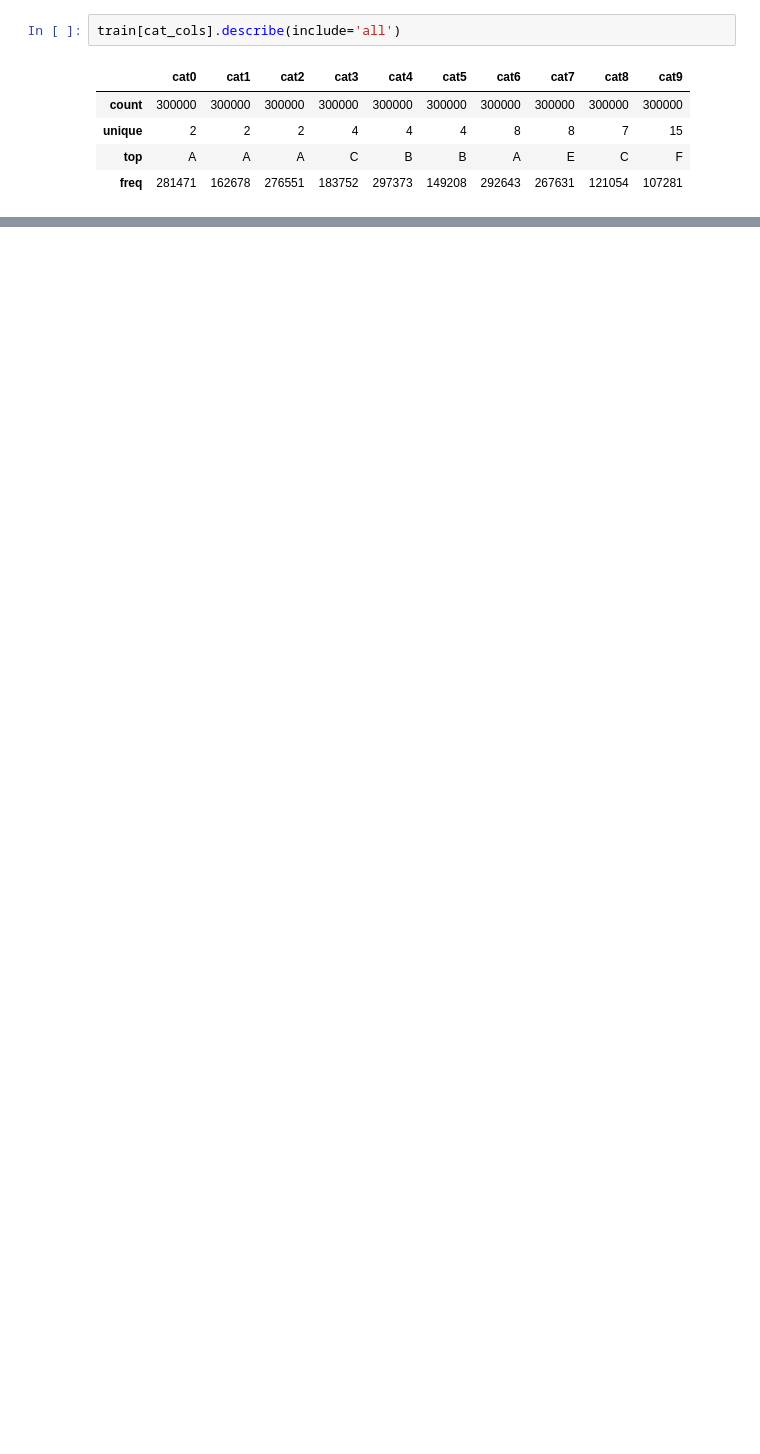
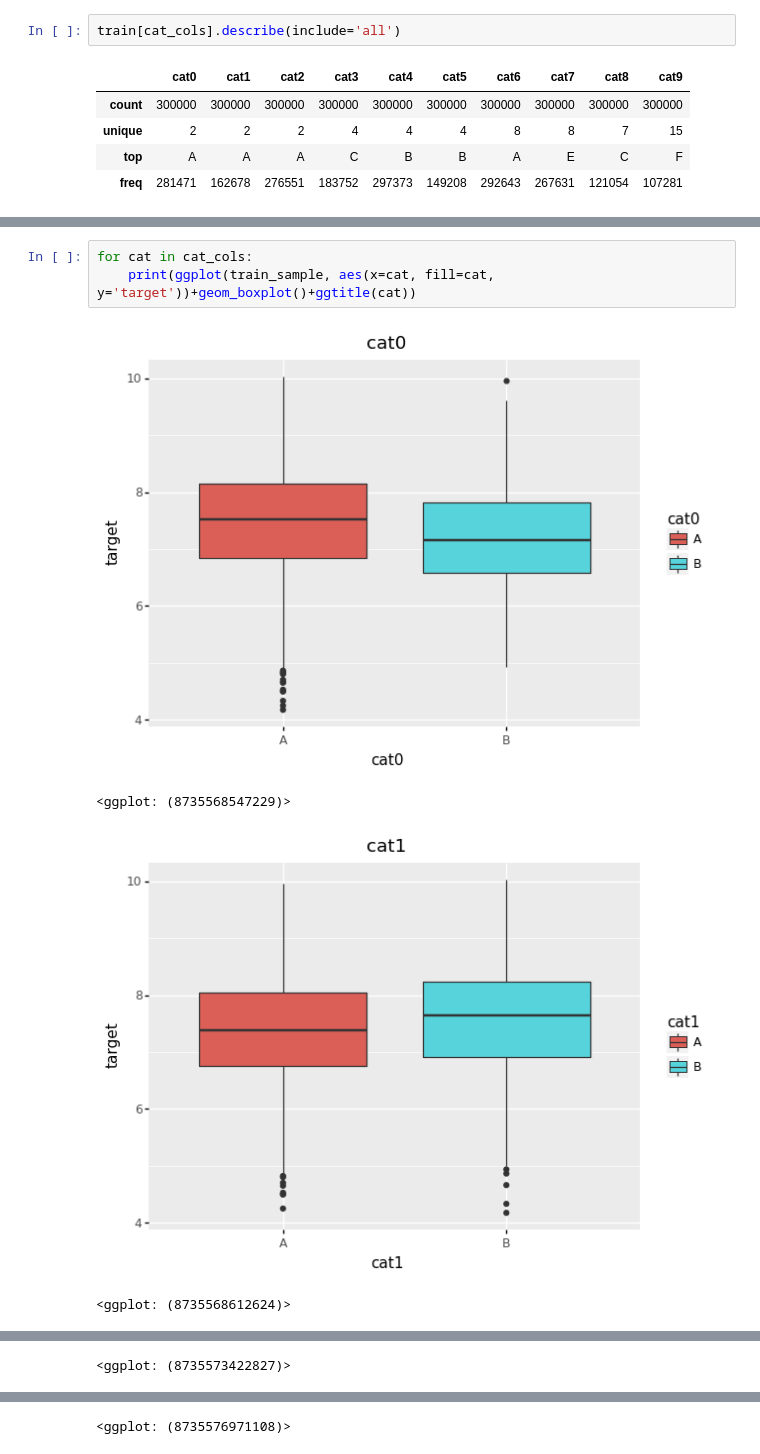
Before and after one commit to herwinvw/TabularPlaygroundFeb2021, a Jupyter notebook: ExplorativeDataAnalysis.ipynb, the cells around one changed output, grey strips where cells are left out. Drawn from its saved outputs; the diff is of its cells as text; blank space fills up the shorter version.

```diff
--- a/ExplorativeDataAnalysis.ipynb
+++ b/ExplorativeDataAnalysis.ipynb
@@ -132,0 +169,8 @@ for cat in cat_cols:
+# %%
+for cat in cat_cols:
+    print(ggplot(train_sample, aes(x=cat, fill=cat, y='target'))+geom_boxplot()+ggtitle(cat))
+# %% [output]
+[figure, added]
+<ggplot: (8735568547229)>
+[figure, added]
+<ggplot: (8735568612624)>
@@ -132,0 +178 @@ for cat in cat_cols:
+<ggplot: (8735573422827)>
@@ -132,0 +180 @@ for cat in cat_cols:
+<ggplot: (8735576971108)>
```
Also changed, not shown: parts of 8 cells of this notebook, 2 other files.
